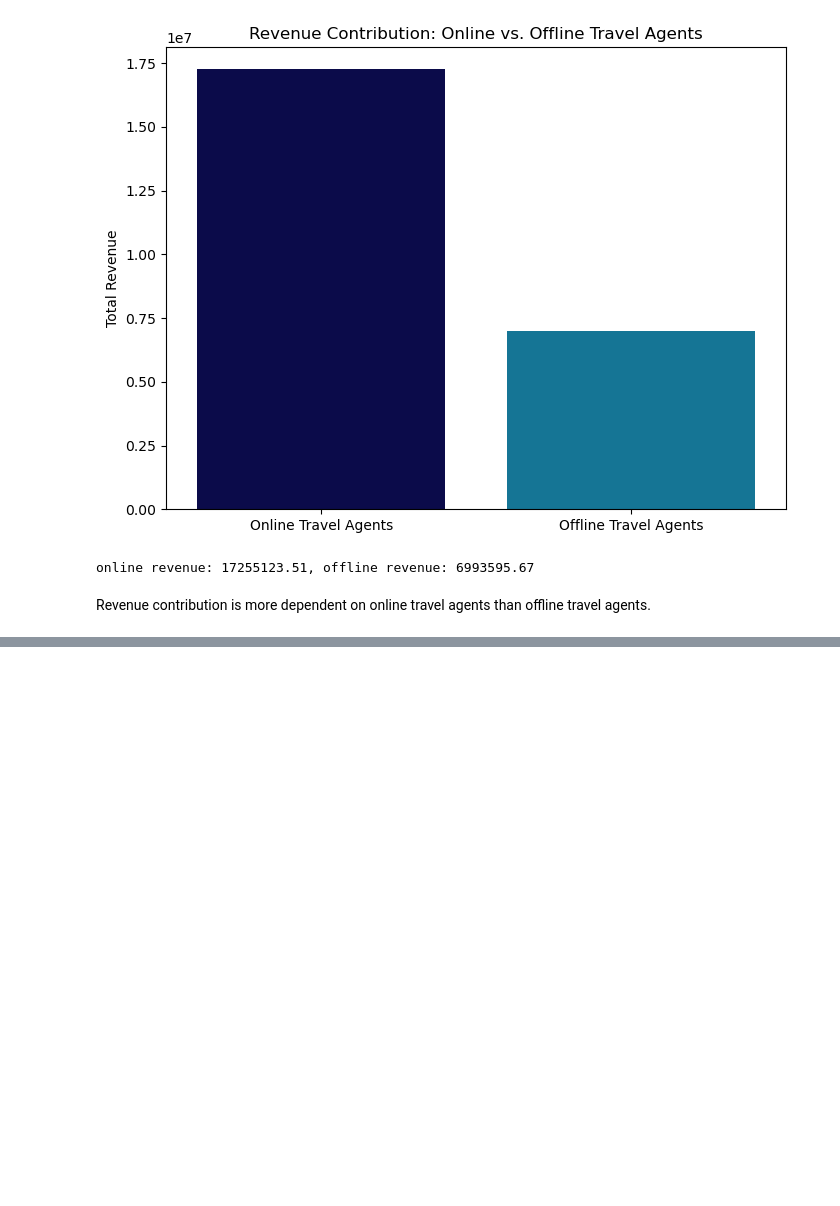
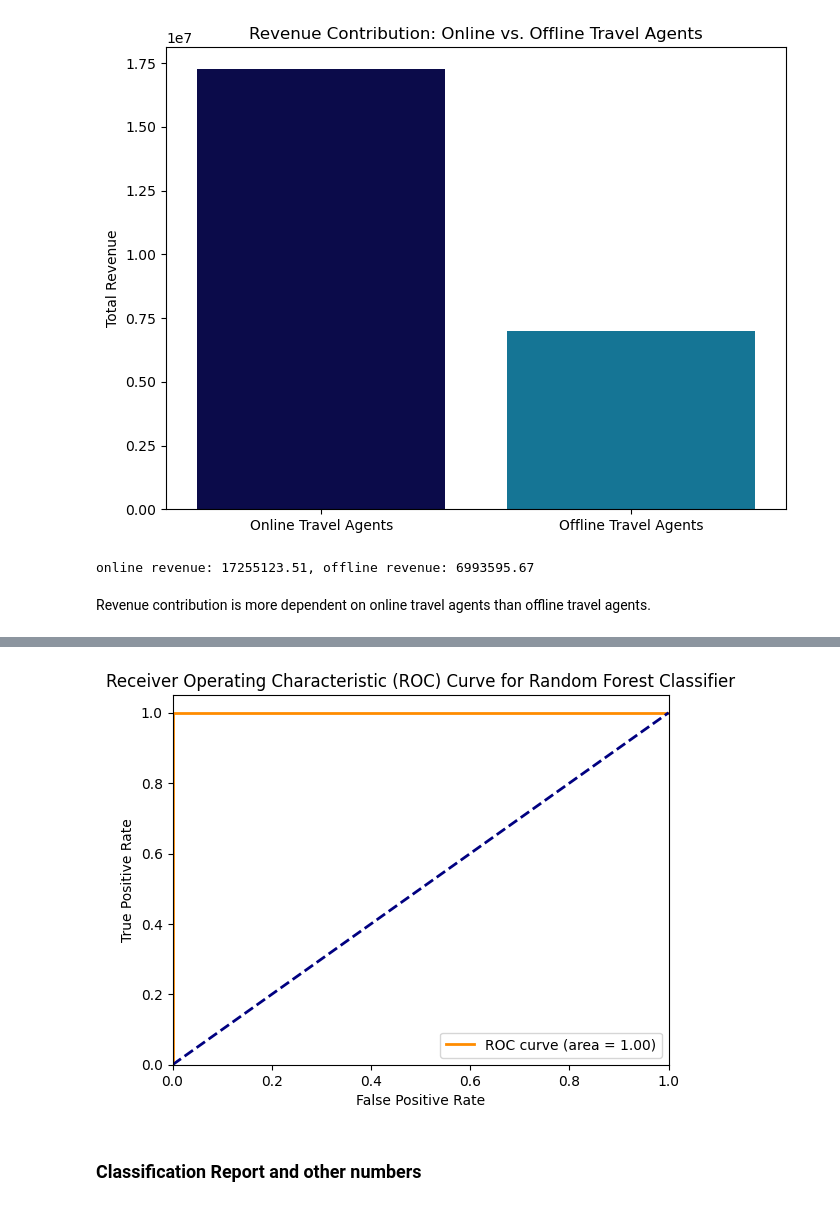
Before and after one commit to PoojaChandrashekara/Analysing-Booking-Data-For-Major-Hotel-Chain, a Jupyter notebook: booking-analysis.ipynb, the cells around one changed output, grey strips where cells are left out. Drawn from its saved outputs; the diff is of its cells as text; code cells hidden in the pictures; blank space fills up the shorter version.

```diff
--- a/booking-analysis.ipynb
+++ b/booking-analysis.ipynb
@@ -1135,0 +1181,3 @@ Revenue contribution is more dependent on online travel agents than offline trav
+# %%
+# Dropping the original date columns if they are no longer needed
+df = df.drop(['Booking Date', 'Arrival Date'], axis=1)
@@ -1135,0 +1308,22 @@ Revenue contribution is more dependent on online travel agents than offline trav
+# %%
+# Initializing the Random Forest classifier
+rf = RandomForestClassifier(n_estimators=100, random_state=42)
+
+# Fitting the model
+rf.fit(X_train, y_train)
+
+# Predicting the test set results
+y_pred = rf.predict(X_test)
+
+# Evaluating the model
+accuracy = accuracy_score(y_test, y_pred)
+report = classification_report(y_test, y_pred)
+
+# Getting feature importances
+feature_importances = rf.feature_importances_
+features = X.columns
+importance_df = pd.DataFrame({'Feature': features, 'Importance': feature_importances}).sort_values(by='Importance', ascending=False)
+
+print("Accuracy: ", accuracy)
+print("Classification Report: \n", report)
+print("Feature Importances: \n", importance_df.head(10))
@@ -1135,0 +1348,22 @@ Revenue contribution is more dependent on online travel agents than offline trav
+# %%
+y_score = rf.predict_proba(X_test)[:, 1]
+
+# Calculate ROC curve and ROC area
+fpr, tpr, _ = roc_curve(y_test, y_score)
+roc_auc = auc(fpr, tpr)
+
+# Plot of a ROC curve
+plt.figure()
+plt.plot(fpr, tpr, color='darkorange', lw=2, label='ROC curve (area = %0.2f)' % roc_auc)
+plt.plot([0, 1], [0, 1], color='navy', lw=2, linestyle='--')
+plt.xlim([0.0, 1.0])
+plt.ylim([0.0, 1.05])
+plt.xlabel('False Positive Rate')
+plt.ylabel('True Positive Rate')
+plt.title('Receiver Operating Characteristic (ROC) Curve for Random Forest Classifier')
+plt.legend(loc="lower right")
+plt.show()
+# %% [output]
+[figure, added]
+# %% [markdown]
+### Classification Report and other numbers
```
Also changed, not shown: parts of 71 cells of this notebook, 2 other files.
